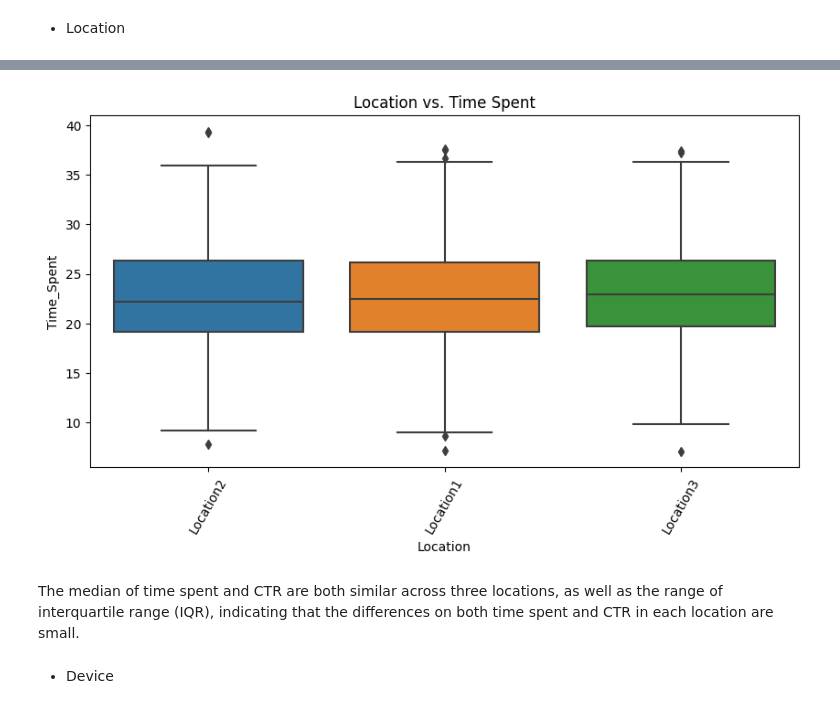
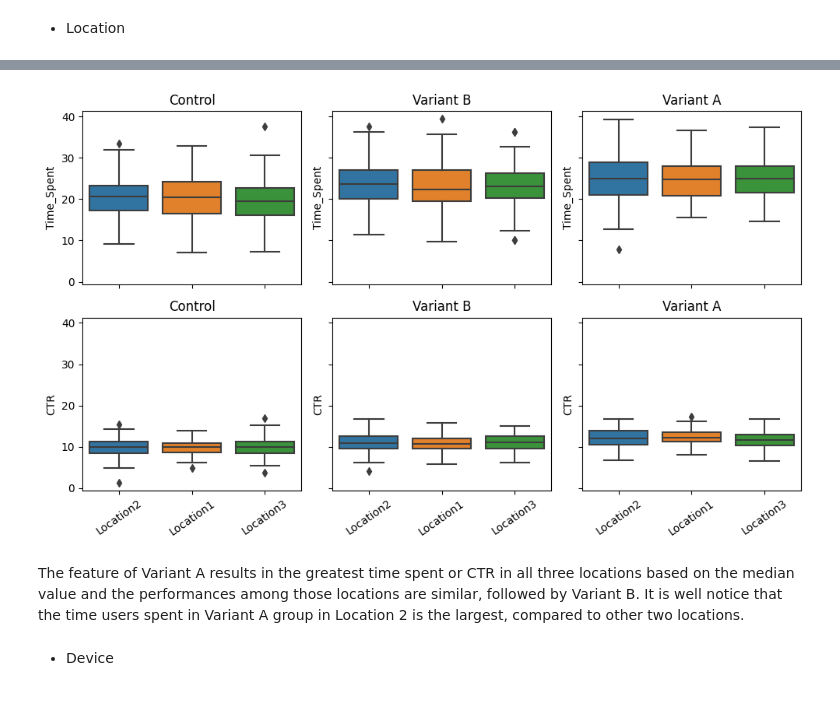
Before and after one commit to hiu04/Data-Science, a Jupyter notebook: A2_DataScience.ipynb, the cells around one changed output, grey strips where cells are left out. Cells and saved outputs as stored; diff of their text form; code cells hidden in the pictures.

```diff
--- a/A2_DataScience.ipynb
+++ b/A2_DataScience.ipynb
@@ -173,11 +165,0 @@ plt.show()
-# %%
-# Location vs. Time Spent
-plt.figure(figsize=(10,5))
-sns.boxplot(x='Location', y='Time_Spent', data=df)
-plt.tick_params(axis='x', rotation=60)
-plt.title('Location vs. Time Spent')
-plt.show()
-# %% [output]
-[figure, removed]
-# %% [markdown]
-The median of time spent and CTR are both similar across three locations, as well as the range of interquartile range (IQR), indicating that the differences on both time spent and CTR in each location are small.
@@ -186,12 +171,15 @@ variant = df['Variant'].unique().tolist()
 # %%
-fig, ax = plt.subplots(3,1, figsize=(8,15))
+fig, axes = plt.subplots(2, 3, figsize=(10, 6), sharey = True, sharex= True)
 
 for i in range(len(variant)):
-  data = df[df['Variant'] == (variant[i])]
-  plot = sns.boxplot(ax = ax[i],
-            x = "Location",
-            y = "CTR",
-            data = data)
-  ax[i].tick_params(axis='x', rotation=60)
-  ax[i].set_title(variant[i])
-fig.tight_layout()
+    data = df[df['Variant'] == variant[i]]
+    for j, response in enumerate(df.columns.tolist()[-2:]):
+        ax = axes[j, i]
+        sns.boxplot(ax=ax, x="Location", y=response, data=data)
+        ax.tick_params(axis='x', rotation=35)
+        ax.set_title(f"{variant[i]}")
+        ax.set_xlabel('')
+plt.tight_layout()
+plt.show()
+# %% [output]
+[figure, added]
@@ -210,2 +186,4 @@ fig.tight_layout()
+# %% [markdown]
+The feature of Variant A results in the greatest time spent or CTR in all three locations based on the median value and the performances among those locations are similar, followed by Variant B. It is well notice that the time users spent in Variant A group in Location 2 is the largest, compared to other two locations.
 # %% [markdown]
 * Device
```
Also changed, not shown: parts of 42 cells of this notebook.
